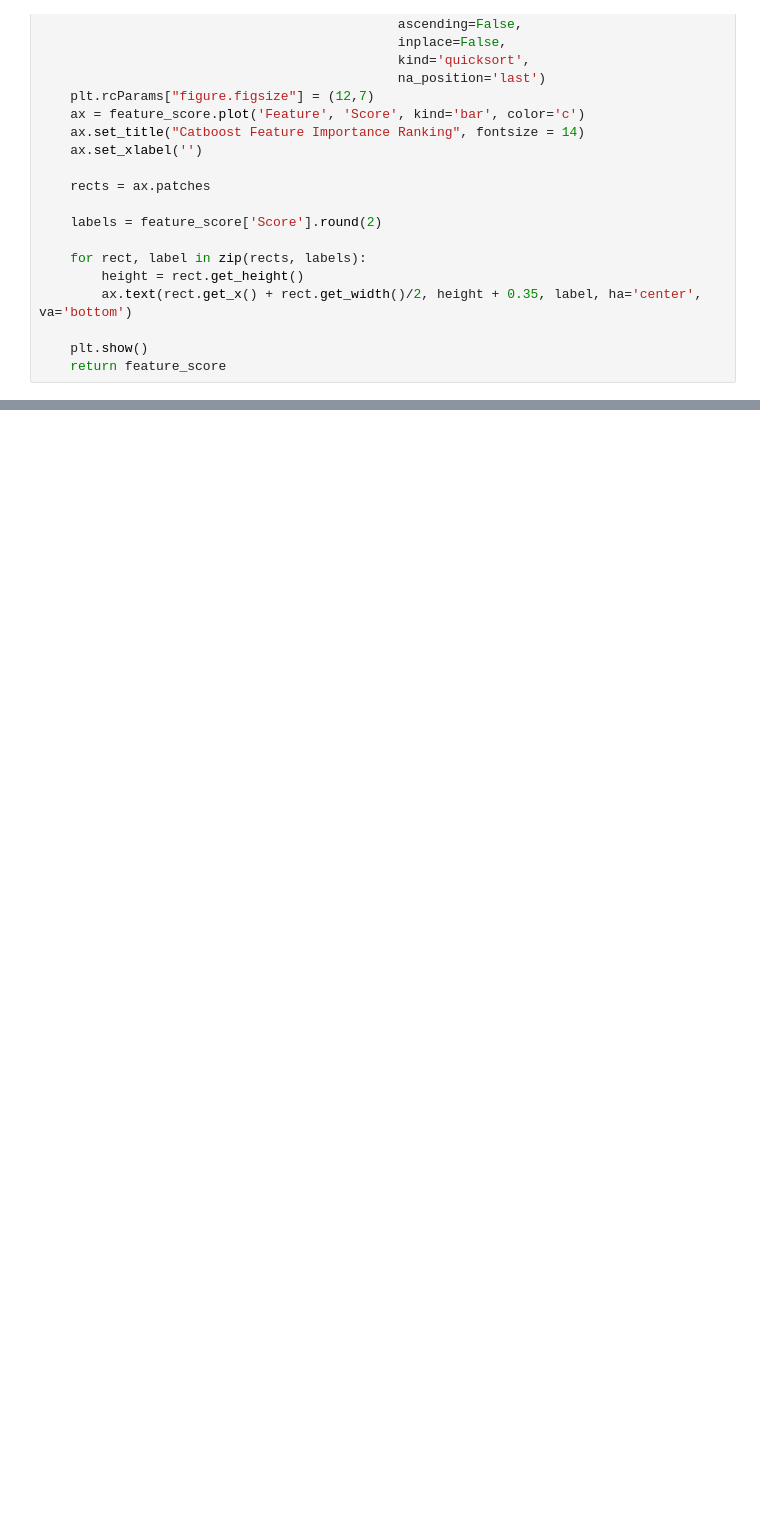
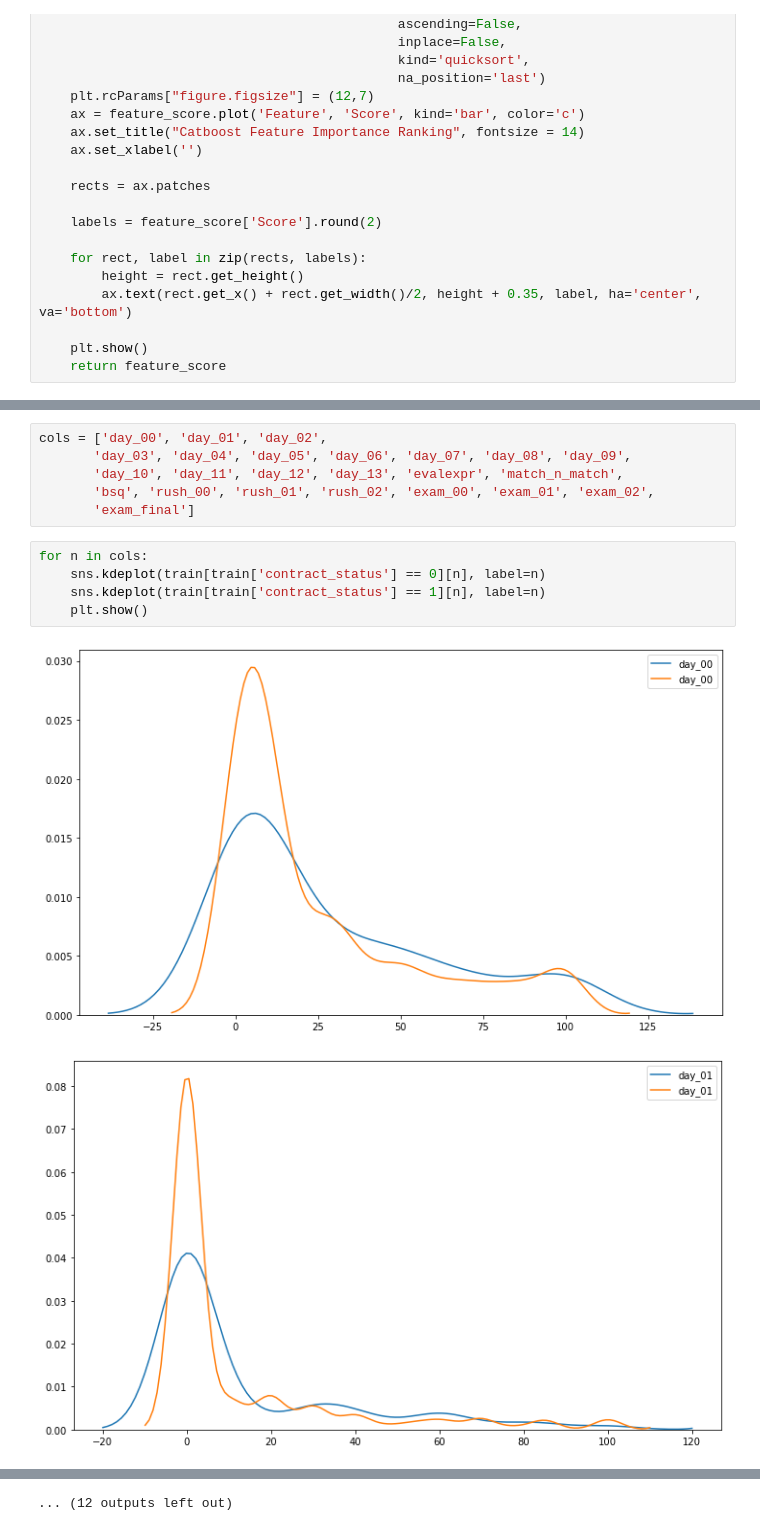
Before and after one commit to valeriyashanti/BackToSchool, a Jupyter notebook: baseline.ipynb, the cells around one changed output, grey strips where cells are left out. Drawn from its saved outputs; the diff is of its cells as text; blank space fills up the shorter version.

```diff
--- a/baseline.ipynb
+++ b/baseline.ipynb
@@ -187,0 +211,14 @@ get_feature_importance(model)
+# %%
+cols = ['day_00', 'day_01', 'day_02',
+       'day_03', 'day_04', 'day_05', 'day_06', 'day_07', 'day_08', 'day_09',
+       'day_10', 'day_11', 'day_12', 'day_13', 'evalexpr', 'match_n_match',
+       'bsq', 'rush_00', 'rush_01', 'rush_02', 'exam_00', 'exam_01', 'exam_02',
+       'exam_final']
+# %%
+for n in cols:
+    sns.kdeplot(train[train['contract_status'] == 0][n], label=n)
+    sns.kdeplot(train[train['contract_status'] == 1][n], label=n)
+    plt.show()
+# %% [output]
+[figure, added]
+[figure, added]
@@ -187,0 +235 @@ get_feature_importance(model)
+... (12 outputs left out)
```
Also changed, not shown: parts of 9 cells of this notebook.
